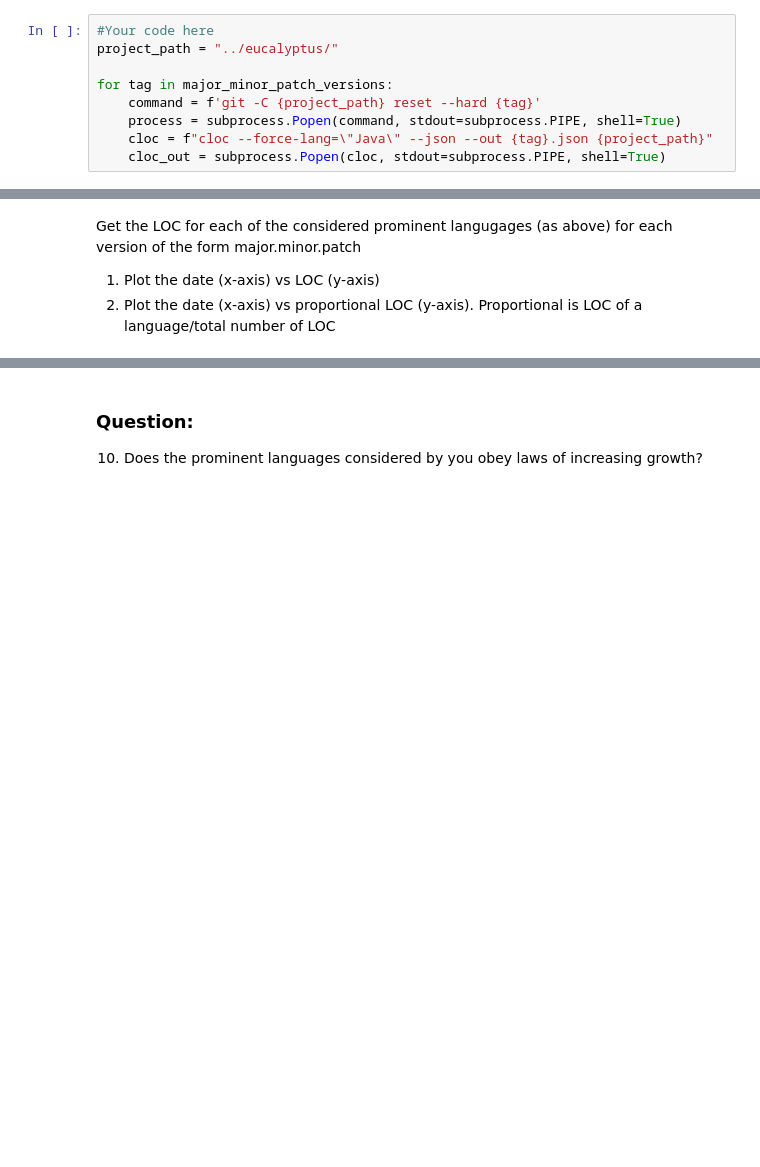
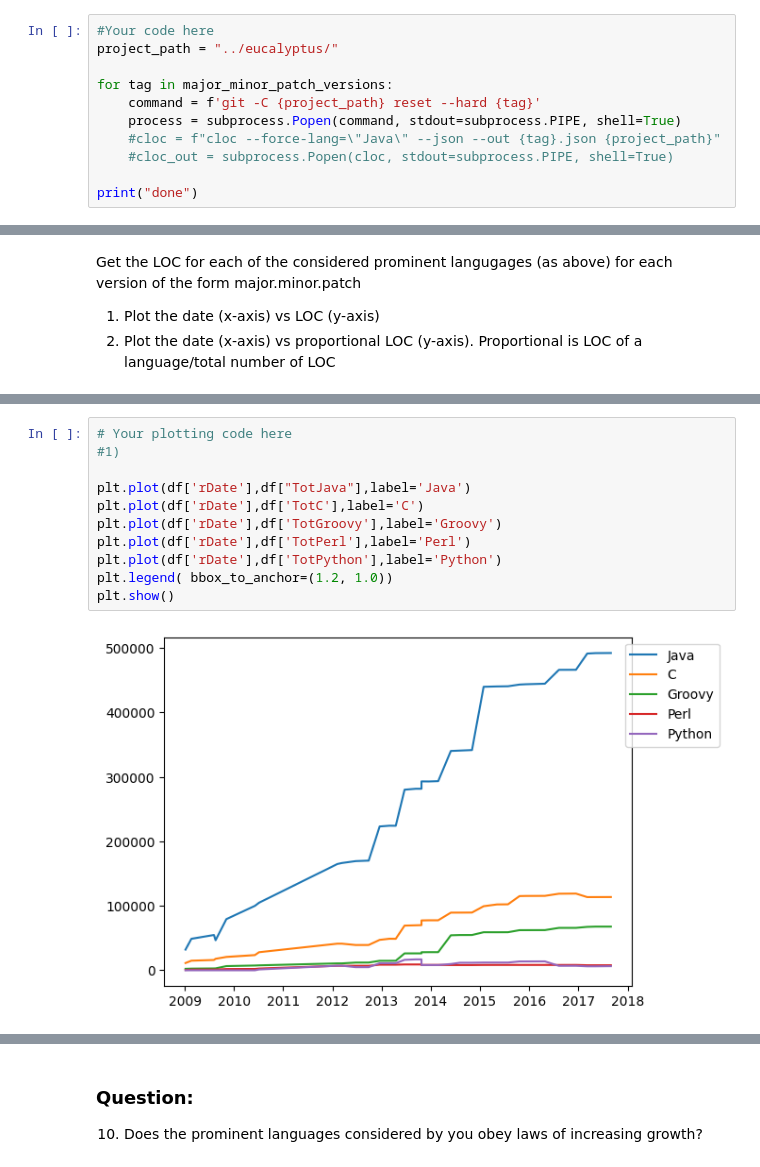
Before and after one commit to VirgilSurin/Software_evolution_TP2_2023, a Jupyter notebook: TP2_section2.ipynb, the cells around one changed output, grey strips where cells are left out. Saved outputs shown, nothing was run; the diff lists cells and outputs as text; blank space fills up the shorter version.

```diff
--- a/TP2_section2.ipynb
+++ b/TP2_section2.ipynb
@@ -68,8 +68,10 @@ project_path = "../eucalyptus/"
 for tag in major_minor_patch_versions:
     command = f'git -C {project_path} reset --hard {tag}'
     process = subprocess.Popen(command, stdout=subprocess.PIPE, shell=True)
-    cloc = f"cloc --force-lang=\"Java\" --json --out {tag}.json {project_path}"
-    cloc_out = subprocess.Popen(cloc, stdout=subprocess.PIPE, shell=True)
+    #cloc = f"cloc --force-lang=\"Java\" --json --out {tag}.json {project_path}"
+    #cloc_out = subprocess.Popen(cloc, stdout=subprocess.PIPE, shell=True)
+
+print("done")
 # %% [output]
 fatal: Unable to create '/home/virgil/Documents/Software_Evolution/eucalyptus/.git/index.lock': File exists.
 
@@ -458,0 +448,13 @@ Unable to read ../eucalyptus/tools/eucalyptus-nc.in
+# %%
+# Your plotting code here
+#1)
+
+plt.plot(df['rDate'],df["TotJava"],label='Java')
+plt.plot(df['rDate'],df['TotC'],label='C')
+plt.plot(df['rDate'],df['TotGroovy'],label='Groovy')
+plt.plot(df['rDate'],df['TotPerl'],label='Perl')
+plt.plot(df['rDate'],df['TotPython'],label='Python')
+plt.legend( bbox_to_anchor=(1.2, 1.0))
+plt.show()
+# %% [output]
+[figure, added]
```
Also changed, not shown: parts of 46 cells of this notebook.
